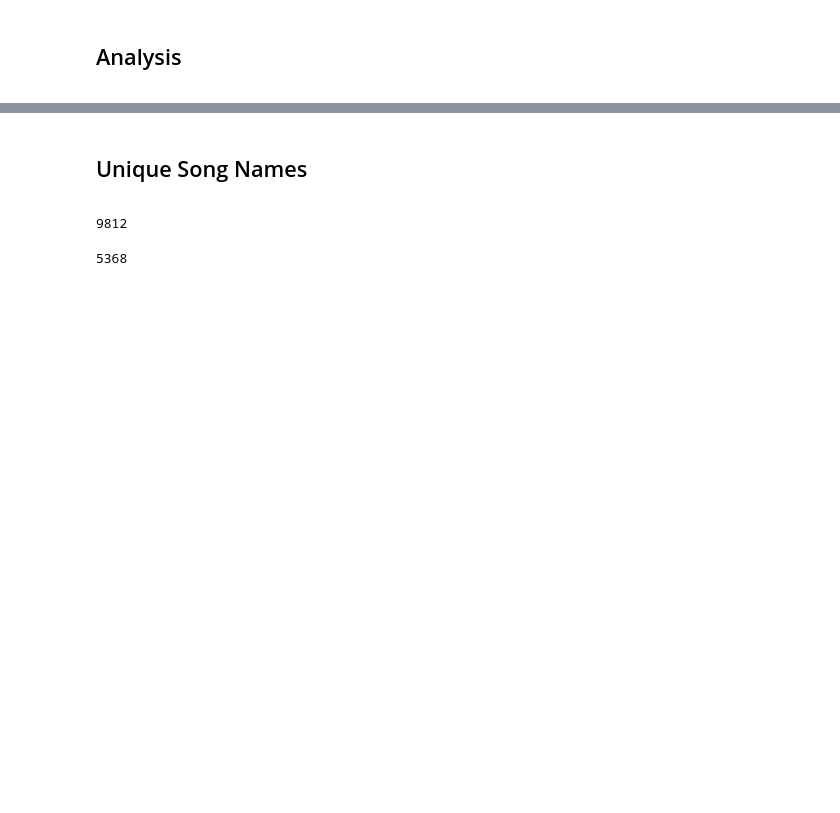
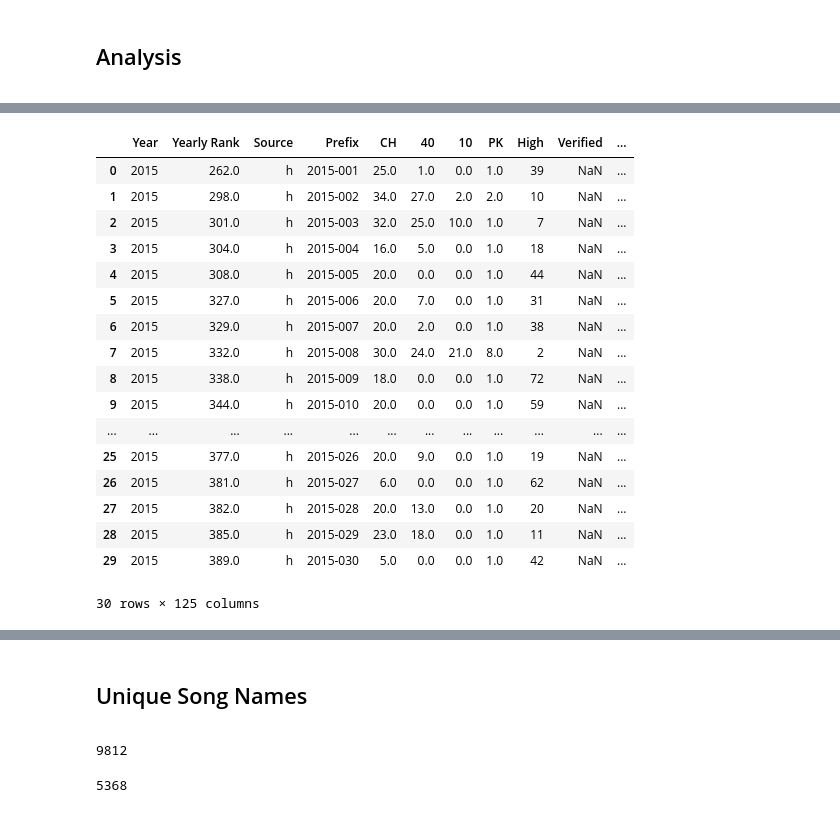
Before and after one commit to ejw-data/tableau-songs, a Jupyter notebook: data_eda.ipynb, the cells around one changed output, grey strips where cells are left out. Saved outputs shown, nothing was run; the diff lists cells and outputs as text; code cells hidden in the pictures; blank space fills up the shorter version.

```diff
--- a/data_eda.ipynb
+++ b/data_eda.ipynb
@@ -233,0 +344,12 @@ multiple_hits_on_chart.to_csv('repeat_songs_on_charts.csv', index=False)
+# %%
+# Artist column - remove "xxxx, The" and move "The " to the beginning
+def text_rearrange(x):
+    test_list = x.split(",", 10)
+    test_word = " The"
+    if (test_word in test_list) & (len(test_list) > 1):
+        index = test_list.index(test_word)
+        test_list.pop(index)
+        test_list[index-1] = "The " + test_list[index-1]
+    else:
+        pass
+    return ",".join(test_list)
@@ -233,0 +377,32 @@ multiple_hits_on_chart.to_csv('repeat_songs_on_charts.csv', index=False)
+# %%
+df['Artist'].fillna("", inplace=True)
+df['Artist'] = df['Artist'].apply(lambda x:  text_rearrange(x))
+
+# Written By column - remove all "&" and "/" and replace with ","
+df['Written By'].fillna("", inplace=True)
+df['Written By'] = df['Written By'].apply(lambda x:  x.replace(" & ", ","))
+df['Written By'] = df['Written By'].apply(lambda x:  x.replace("/", ","))
+
+df['Featured'].fillna("", inplace=True)
+df['Featured'] = df['Featured'].apply(lambda x:  x.replace("Featuring ", ""))
+# %%
+df.head(30)
+# %% [output]
+|  | Year | Yearly Rank | Source | Prefix | CH | 40 | 10 | PK | High | Verified | ... |
+| 0 | 2015 | 262.0 | h | 2015-001 | 25.0 | 1.0 | 0.0 | 1.0 | 39 | NaN | ... |
+| 1 | 2015 | 298.0 | h | 2015-002 | 34.0 | 27.0 | 2.0 | 2.0 | 10 | NaN | ... |
+| 2 | 2015 | 301.0 | h | 2015-003 | 32.0 | 25.0 | 10.0 | 1.0 | 7 | NaN | ... |
+| 3 | 2015 | 304.0 | h | 2015-004 | 16.0 | 5.0 | 0.0 | 1.0 | 18 | NaN | ... |
+| 4 | 2015 | 308.0 | h | 2015-005 | 20.0 | 0.0 | 0.0 | 1.0 | 44 | NaN | ... |
+| 5 | 2015 | 327.0 | h | 2015-006 | 20.0 | 7.0 | 0.0 | 1.0 | 31 | NaN | ... |
+| 6 | 2015 | 329.0 | h | 2015-007 | 20.0 | 2.0 | 0.0 | 1.0 | 38 | NaN | ... |
+| 7 | 2015 | 332.0 | h | 2015-008 | 30.0 | 24.0 | 21.0 | 8.0 | 2 | NaN | ... |
+| 8 | 2015 | 338.0 | h | 2015-009 | 18.0 | 0.0 | 0.0 | 1.0 | 72 | NaN | ... |
+| 9 | 2015 | 344.0 | h | 2015-010 | 20.0 | 0.0 | 0.0 | 1.0 | 59 | NaN | ... |
+| ... | ... | ... | ... | ... | ... | ... | ... | ... | ... | ... | ... |
+| 25 | 2015 | 377.0 | h | 2015-026 | 20.0 | 9.0 | 0.0 | 1.0 | 19 | NaN | ... |
+| 26 | 2015 | 381.0 | h | 2015-027 | 6.0 | 0.0 | 0.0 | 1.0 | 62 | NaN | ... |
+| 27 | 2015 | 382.0 | h | 2015-028 | 20.0 | 13.0 | 0.0 | 1.0 | 20 | NaN | ... |
+| 28 | 2015 | 385.0 | h | 2015-029 | 23.0 | 18.0 | 0.0 | 1.0 | 11 | NaN | ... |
+| 29 | 2015 | 389.0 | h | 2015-030 | 5.0 | 0.0 | 0.0 | 1.0 | 42 | NaN | ... |
+30 rows × 125 columns
```
Also changed, not shown: parts of 12 cells of this notebook.
